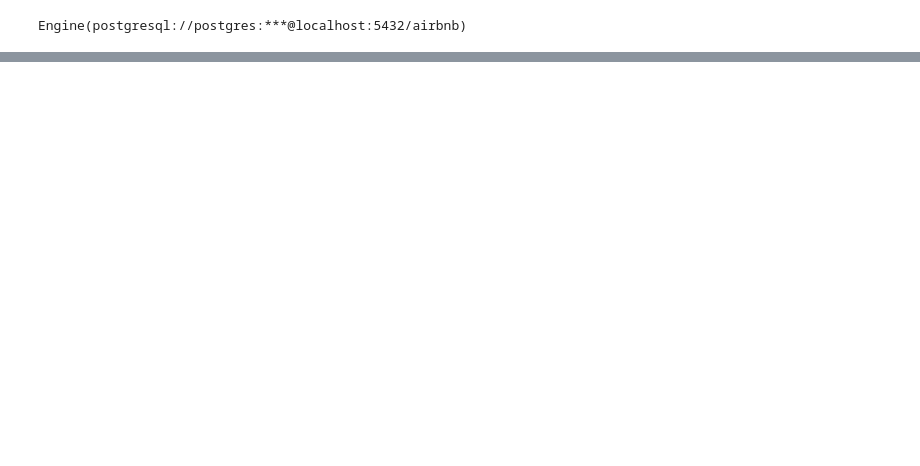
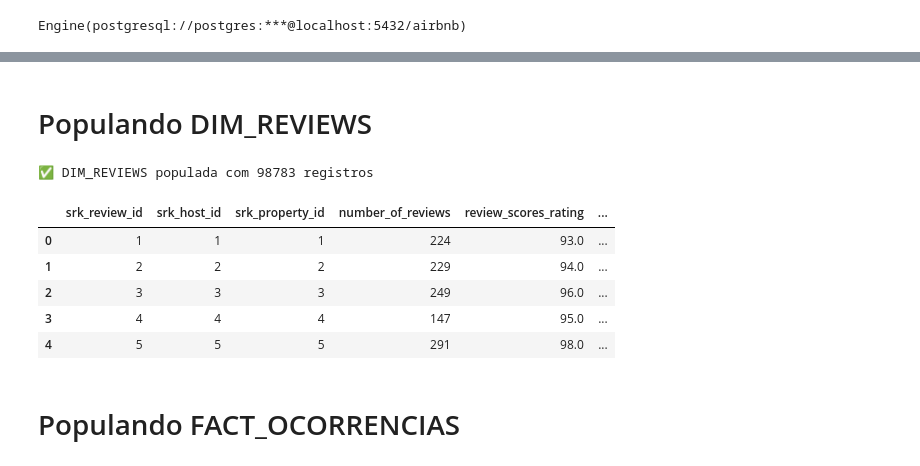
Before and after one commit to WolffStein/Airbnb_2019_Rio, a Jupyter notebook: data_layer/transformer/silver_to_gold.ipynb, the cells around one changed output, grey strips where cells are left out. Cells and saved outputs as stored; diff of their text form; code cells hidden in the pictures; blank space fills up the shorter version.

```diff
--- a/data_layer/transformer/silver_to_gold.ipynb
+++ b/data_layer/transformer/silver_to_gold.ipynb
@@ -128,0 +239,36 @@ with engine.connect() as conn:
+# %% [markdown]
+# Populando DIM_REVIEWS
+# %%
+# Precisamos adicionar srk_property_id ao df_with_keys
+# Vamos usar o índice da inserção (assumindo mesma ordem)
+df_with_keys['srk_property_id'] = dim_properties['srk_property_id'].values
+
+# Criar dimensão de reviews
+dim_reviews = df_with_keys[[
+    'srk_host_id', 'srk_property_id', 'number_of_reviews',
+    'review_scores_rating', 'review_scores_accuracy',
+    'review_scores_cleanliness', 'review_scores_checkin',
+    'review_scores_communication', 'review_scores_location',
+    'review_scores_value'
+]].copy()
+
+# Converter number_of_reviews para int
+dim_reviews['number_of_reviews'] = dim_reviews['number_of_reviews'].astype('Int64')
+
+# Inserir no banco
+dim_reviews.to_sql('dim_reviews', schema='gold', con=engine, if_exists='append', index=False)
+
+# Recarregar com os IDs gerados
+dim_reviews = pd.read_sql("SELECT * FROM gold.dim_reviews", engine)
+print(f"✅ DIM_REVIEWS populada com {len(dim_reviews)} registros")
+dim_reviews.head()
+# %% [output]
+✅ DIM_REVIEWS populada com 98783 registros
+|  | srk_review_id | srk_host_id | srk_property_id | number_of_reviews | review_scores_rating | ... |
+| 0 | 1 | 1 | 1 | 224 | 93.0 | ... |
+| 1 | 2 | 2 | 2 | 229 | 94.0 | ... |
+| 2 | 3 | 3 | 3 | 249 | 96.0 | ... |
+| 3 | 4 | 4 | 4 | 147 | 95.0 | ... |
+| 4 | 5 | 5 | 5 | 291 | 98.0 | ... |
+# %% [markdown]
+# Populando FACT_OCORRENCIAS
```
Also changed, not shown: parts of 9 cells of this notebook, 6 other files.
